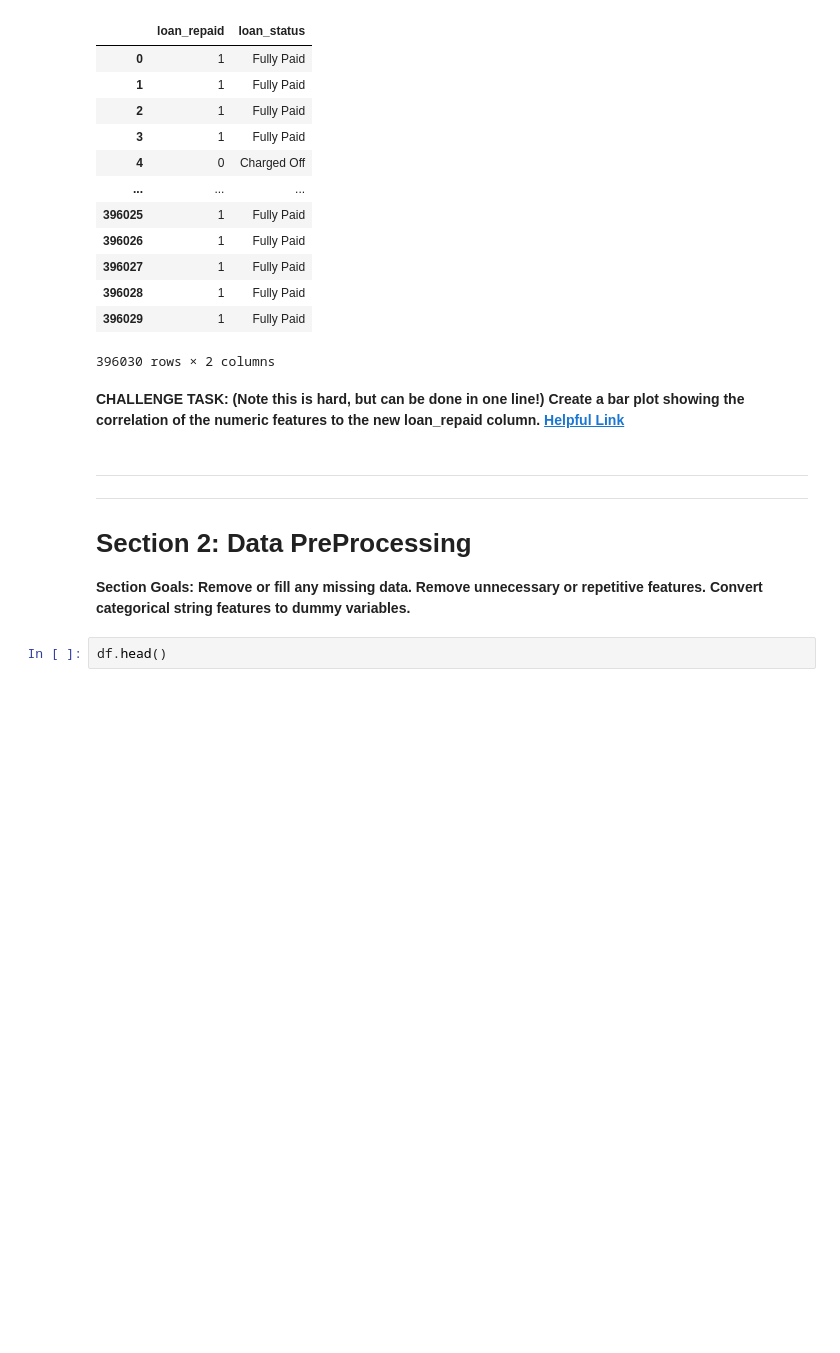
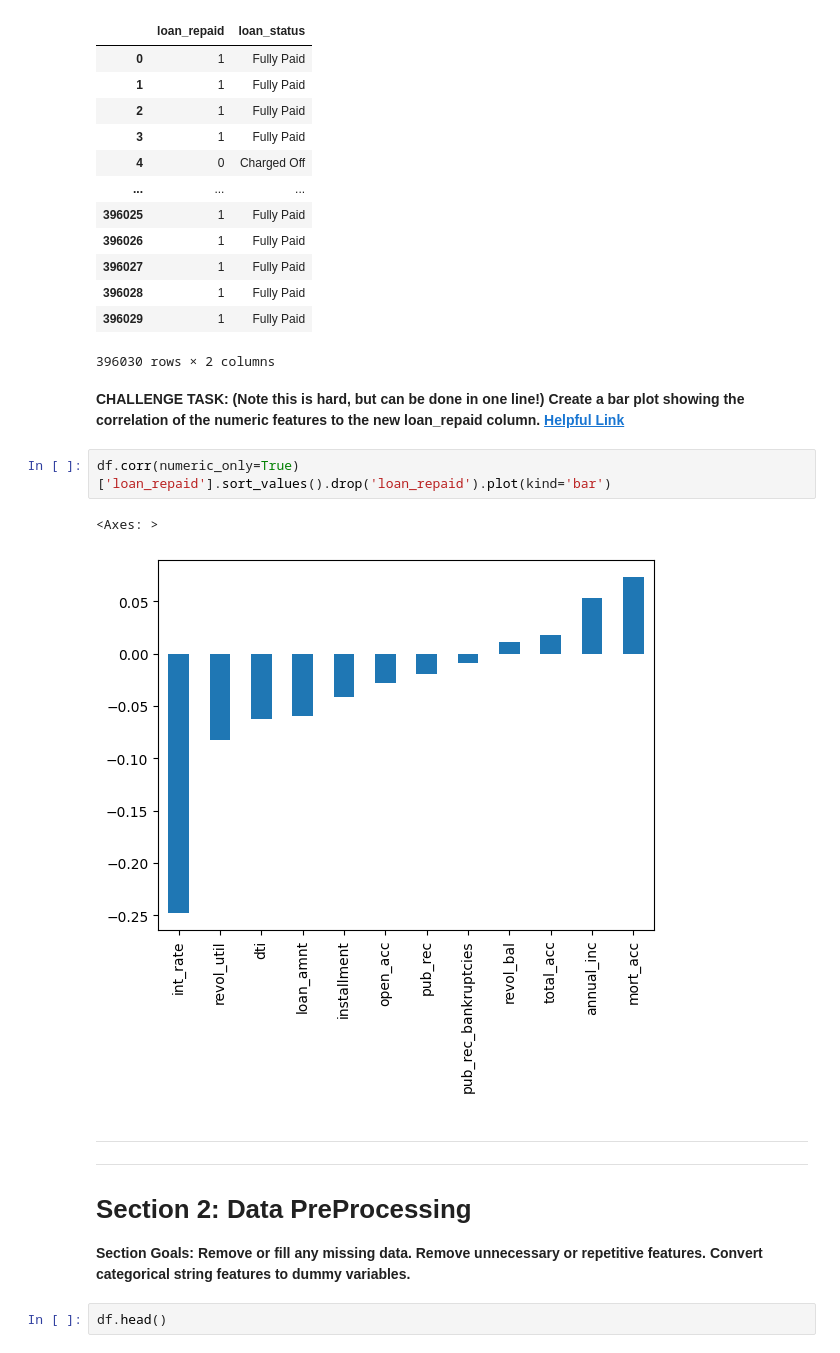
Before and after one commit to persianalien/Customer-Loan-Prediction-Project, a Jupyter notebook: Loan Project.ipynb, the cells around one changed output. Cells and saved outputs as stored; diff of their text form; blank space fills up the shorter version.

```diff
--- a/Loan Project.ipynb
+++ b/Loan Project.ipynb
@@ -377,6 +379,11 @@ df[['loan_repaid', 'loan_status']]
 396030 rows × 2 columns
 # %% [markdown]
 **CHALLENGE TASK: (Note this is hard, but can be done in one line!) Create a bar plot showing the correlation of the numeric features to the new loan_repaid column. [Helpful Link](https://pandas.pydata.org/pandas-docs/stable/reference/api/pandas.DataFrame.plot.bar.html)**
+# %%
+df.corr(numeric_only=True)['loan_repaid'].sort_values().drop('loan_repaid').plot(kind='bar')
+# %% [output]
+<Axes: >
+[figure, added]
 # %% [markdown]
 ---
 ---
```
Also changed, not shown: parts of 9 cells of this notebook.
